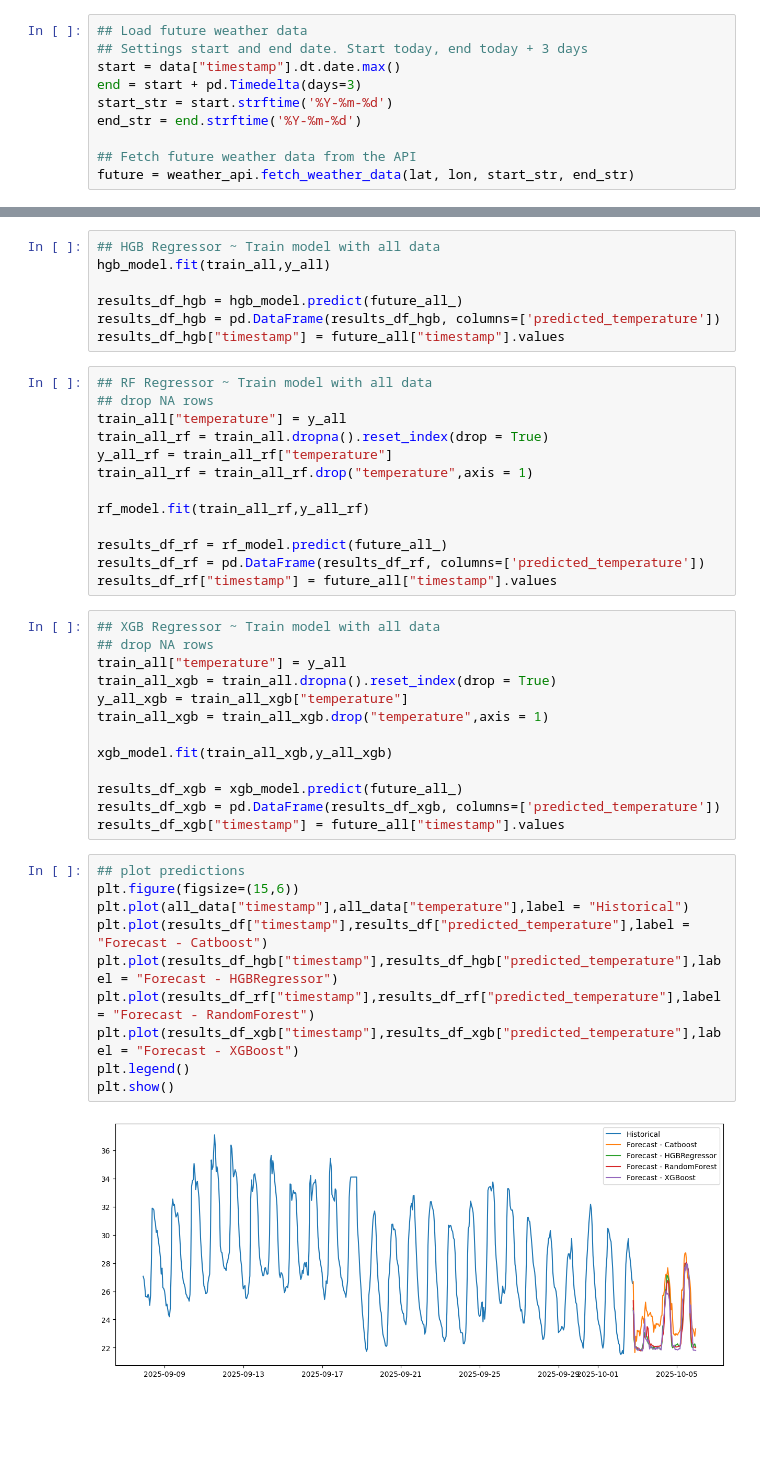
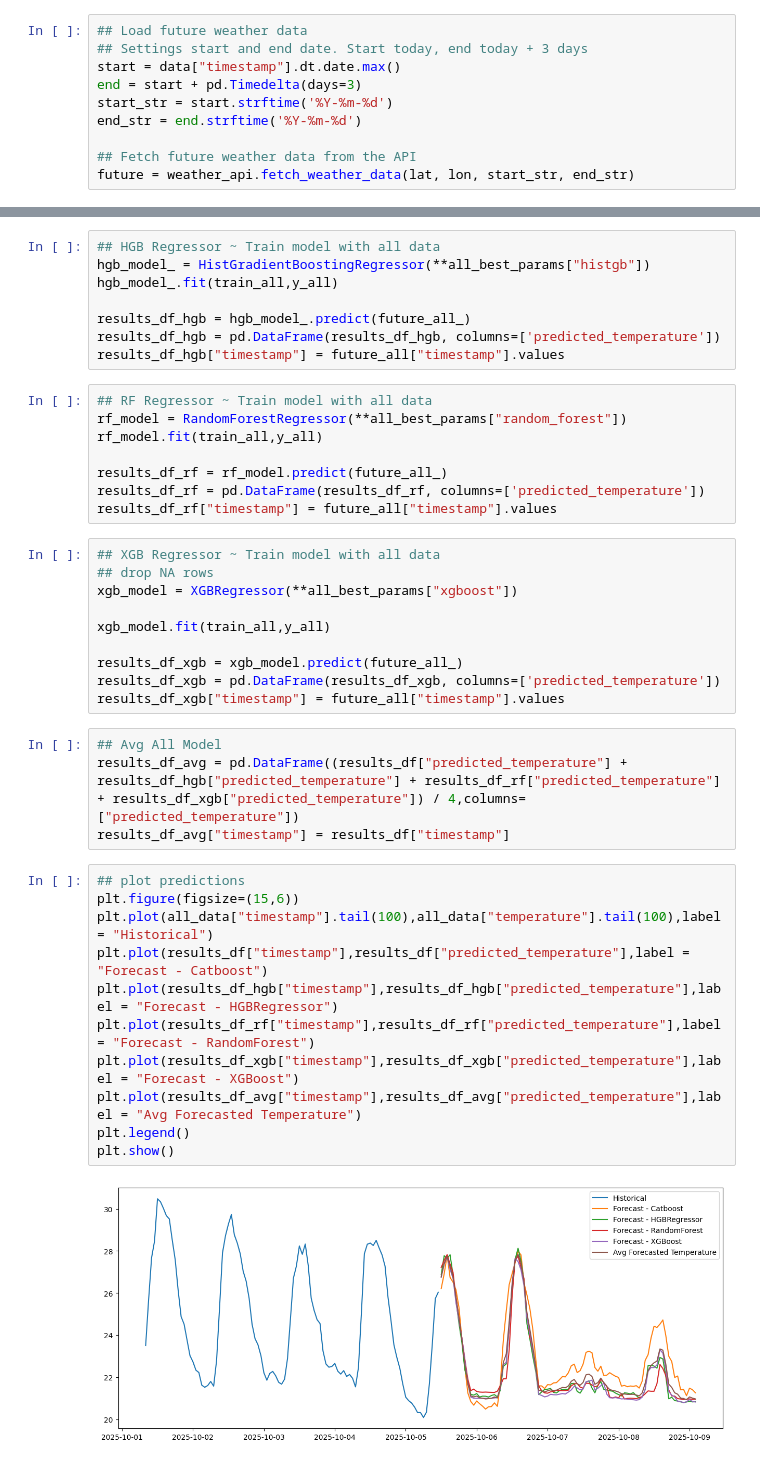
Before and after one commit to tolg6/weather, a Jupyter notebook: notebooks/02_model.ipynb, the cells around one changed output, grey strips where cells are left out. Drawn from its saved outputs; the diff is of its cells as text; blank space fills up the shorter version.

```diff
--- a/notebooks/02_model.ipynb
+++ b/notebooks/02_model.ipynb
@@ -394,19 +686,15 @@ results_df["timestamp"] = future_all["timestamp"].values
 # %%
 ## HGB Regressor ~ Train model with all data
-hgb_model.fit(train_all,y_all)
+hgb_model_ = HistGradientBoostingRegressor(**all_best_params["histgb"])
+hgb_model_.fit(train_all,y_all)
 
-results_df_hgb = hgb_model.predict(future_all_)
+results_df_hgb = hgb_model_.predict(future_all_)
 results_df_hgb = pd.DataFrame(results_df_hgb, columns=['predicted_temperature'])
 results_df_hgb["timestamp"] = future_all["timestamp"].values
 # %%
 ## RF Regressor ~ Train model with all data
-## drop NA rows
-train_all["temperature"] = y_all
-train_all_rf = train_all.dropna().reset_index(drop = True)
-y_all_rf = train_all_rf["temperature"]
-train_all_rf = train_all_rf.drop("temperature",axis = 1)
-
-rf_model.fit(train_all_rf,y_all_rf)
+rf_model = RandomForestRegressor(**all_best_params["random_forest"])
+rf_model.fit(train_all,y_all)
 
 results_df_rf = rf_model.predict(future_all_)
 results_df_rf = pd.DataFrame(results_df_rf, columns=['predicted_temperature'])
@@ -414,28 +702,30 @@ results_df_rf["timestamp"] = future_all["timestamp"].values
 # %%
 ## XGB Regressor ~ Train model with all data
 ## drop NA rows
-train_all["temperature"] = y_all
-train_all_xgb = train_all.dropna().reset_index(drop = True)
-y_all_xgb = train_all_xgb["temperature"]
-train_all_xgb = train_all_xgb.drop("temperature",axis = 1)
+xgb_model = XGBRegressor(**all_best_params["xgboost"])
 
-xgb_model.fit(train_all_xgb,y_all_xgb)
+xgb_model.fit(train_all,y_all)
 
 results_df_xgb = xgb_model.predict(future_all_)
 results_df_xgb = pd.DataFrame(results_df_xgb, columns=['predicted_temperature'])
 results_df_xgb["timestamp"] = future_all["timestamp"].values
+# %%
+## Avg All Model
+results_df_avg = pd.DataFrame((results_df["predicted_temperature"] + results_df_hgb["predicted_temperature"] + results_df_rf["predicted_temperature"] + results_df_xgb["predicted_temperature"]) / 4,columns=["predicted_temperature"])
+results_df_avg["timestamp"] = results_df["timestamp"]
 # %%
 ## plot predictions
 plt.figure(figsize=(15,6))
-plt.plot(all_data["timestamp"],all_data["temperature"],label = "Historical")
+plt.plot(all_data["timestamp"].tail(100),all_data["temperature"].tail(100),label = "Historical")
 plt.plot(results_df["timestamp"],results_df["predicted_temperature"],label = "Forecast - Catboost")
 plt.plot(results_df_hgb["timestamp"],results_df_hgb["predicted_temperature"],label = "Forecast - HGBRegressor")
 plt.plot(results_df_rf["timestamp"],results_df_rf["predicted_temperature"],label = "Forecast - RandomForest")
 plt.plot(results_df_xgb["timestamp"],results_df_xgb["predicted_temperature"],label = "Forecast - XGBoost")
+plt.plot(results_df_avg["timestamp"],results_df_avg["predicted_temperature"],label = "Avg Forecasted Temperature")
 plt.legend()
 plt.show()
 # %% [output]
-[figure, old version]
+[figure, new version]
 # %%
 ## Database insert
 results_df["model"] = "Catboost"
```
Also changed, not shown: parts of 14 cells of this notebook, 10 other files.
